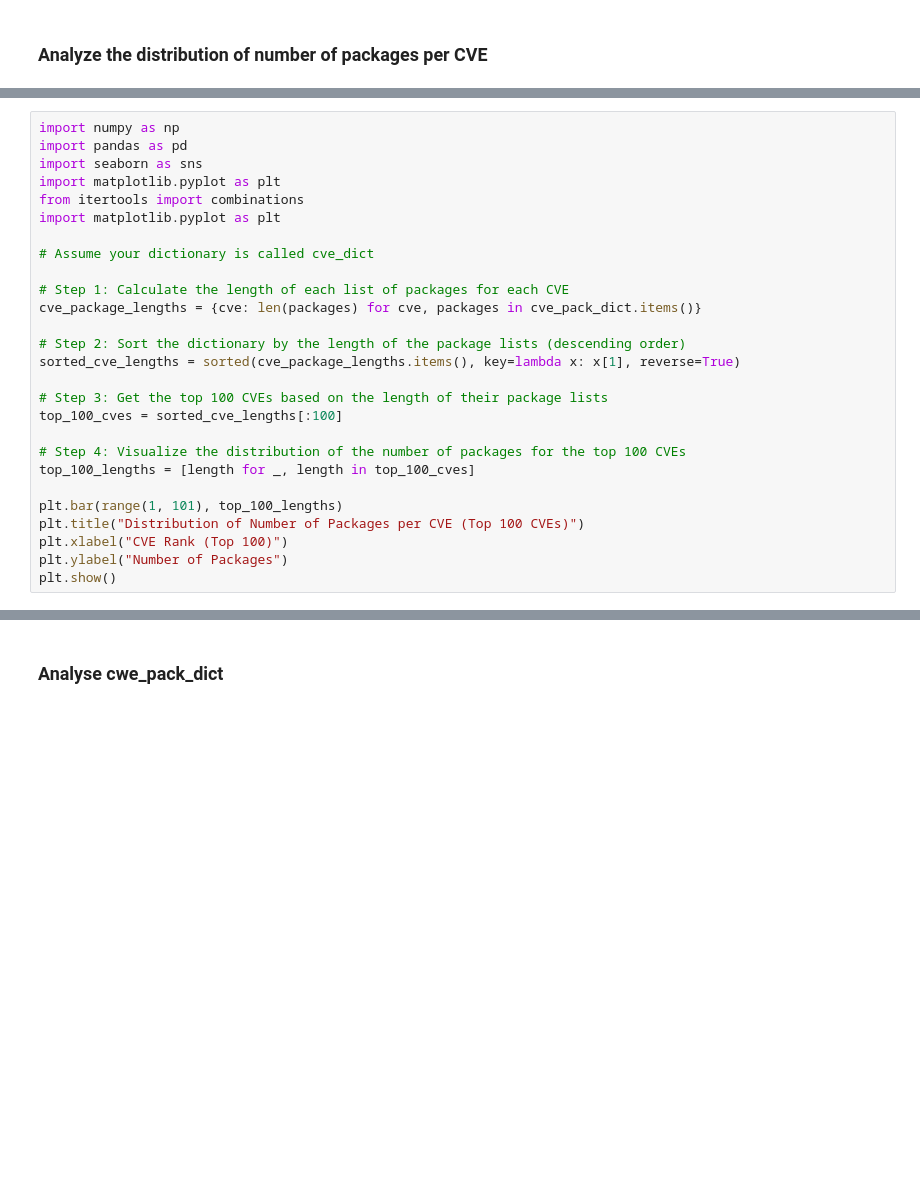
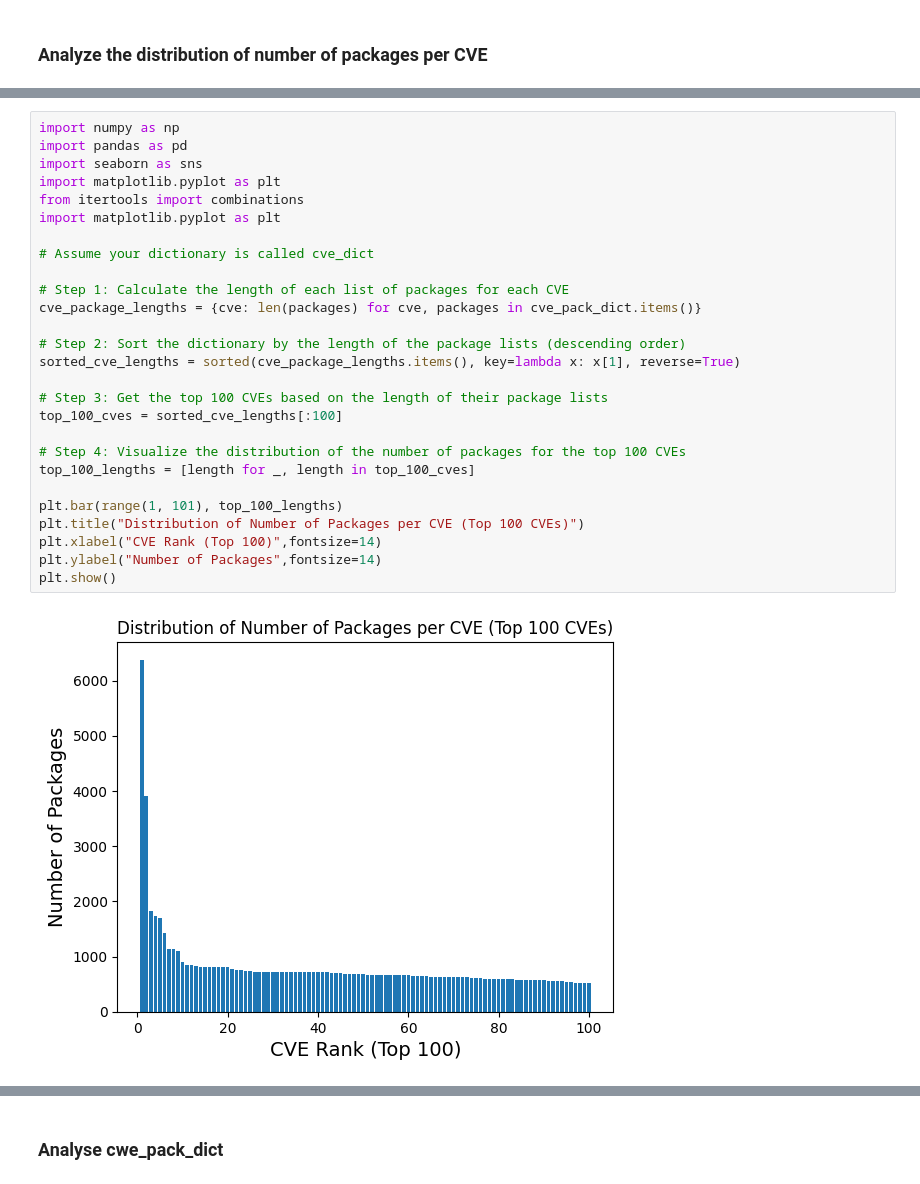
Before and after one commit to Wapiti08/DPAnalyzer, a Jupyter notebook: exp/json_exp.ipynb, the cells around one changed output, grey strips where cells are left out. Saved outputs shown, nothing was run; the diff lists cells and outputs as text; blank space fills up the shorter version.

```diff
--- a/exp/json_exp.ipynb
+++ b/exp/json_exp.ipynb
@@ -314,30 +326,32 @@ print(cve_df.head())
 # %%
 import numpy as np
 import pandas as pd
 import seaborn as sns
 import matplotlib.pyplot as plt
 from itertools import combinations
 import matplotlib.pyplot as plt
 
 # Assume your dictionary is called cve_dict
 
 # Step 1: Calculate the length of each list of packages for each CVE
 cve_package_lengths = {cve: len(packages) for cve, packages in cve_pack_dict.items()}
 
 # Step 2: Sort the dictionary by the length of the package lists (descending order)
 sorted_cve_lengths = sorted(cve_package_lengths.items(), key=lambda x: x[1], reverse=True)
 
 # Step 3: Get the top 100 CVEs based on the length of their package lists
 top_100_cves = sorted_cve_lengths[:100]
 
 # Step 4: Visualize the distribution of the number of packages for the top 100 CVEs
 top_100_lengths = [length for _, length in top_100_cves]
 
 plt.bar(range(1, 101), top_100_lengths)
 plt.title("Distribution of Number of Packages per CVE (Top 100 CVEs)")
-plt.xlabel("CVE Rank (Top 100)")
-plt.ylabel("Number of Packages")
+plt.xlabel("CVE Rank (Top 100)",fontsize=14)
+plt.ylabel("Number of Packages",fontsize=14)
 plt.show()
+# %% [output]
+[figure, added]
 # %%
 import numpy as np
 import pandas as pd
```
Also changed, not shown: parts of 18 cells of this notebook, 6 other files.
